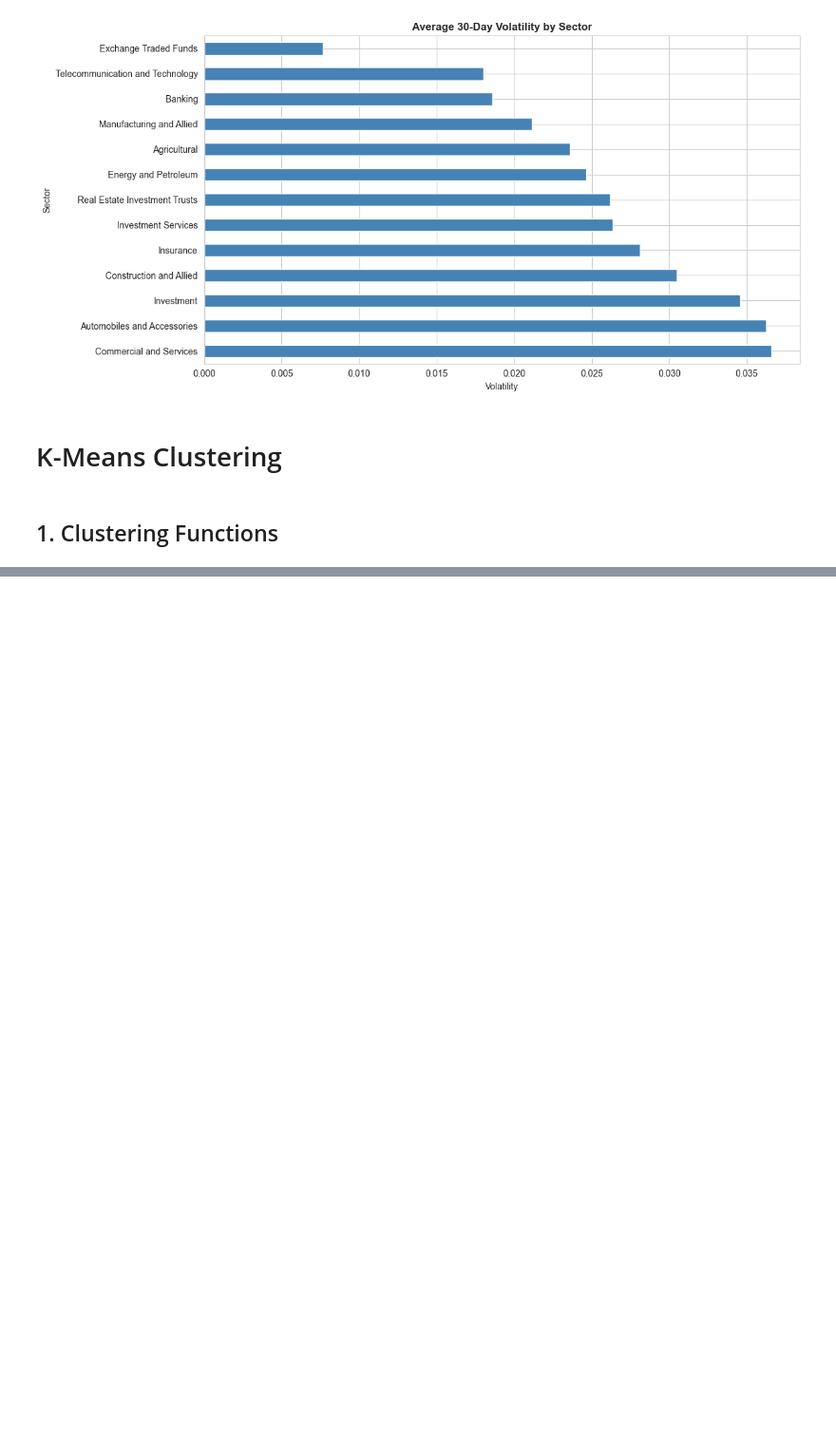
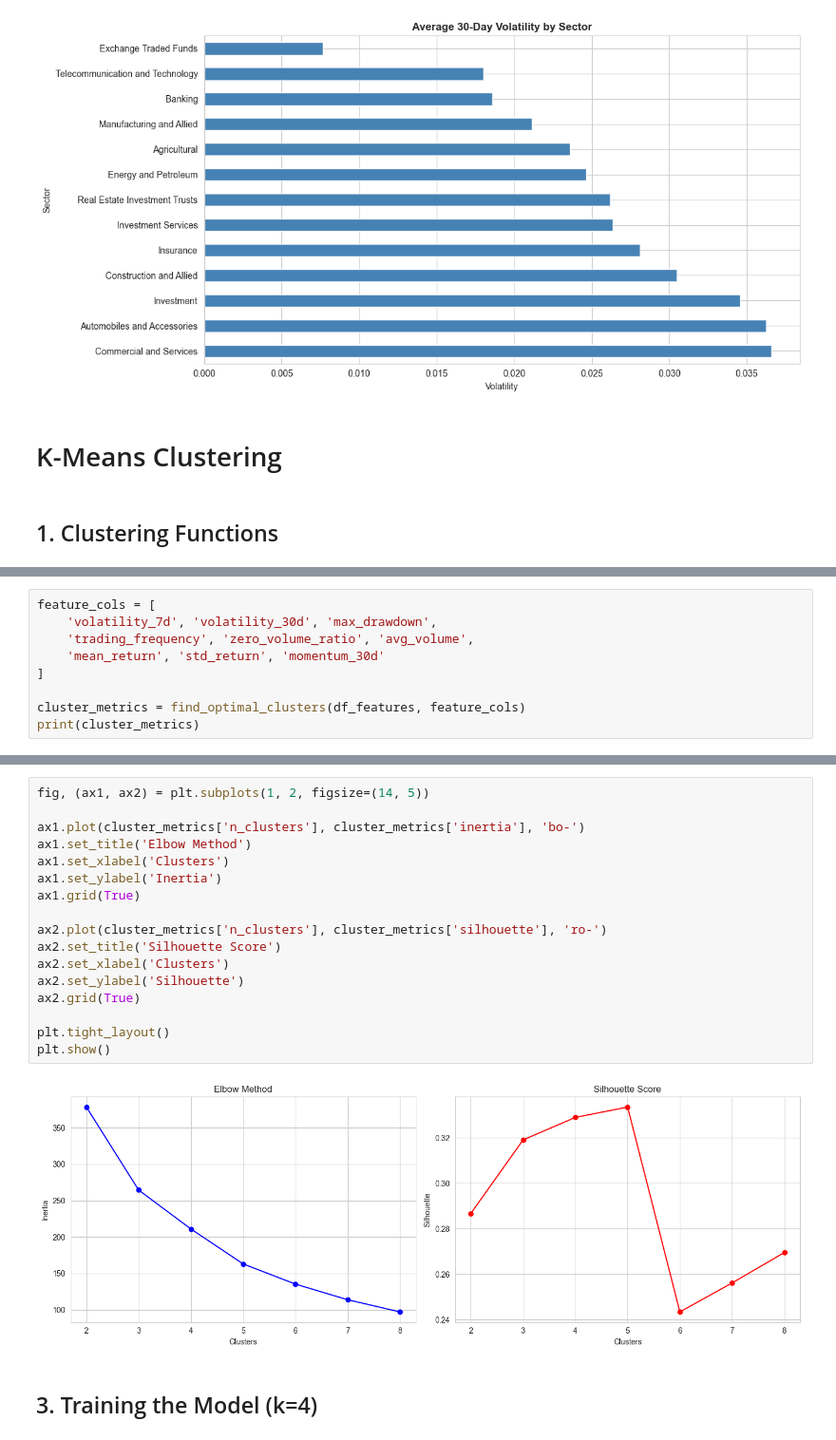
Before and after one commit to lorenaterah/NSE_Stock_Market_Segmentation, a Jupyter notebook: Notebooks/Steve.ipynb, the cells around one changed output, grey strips where cells are left out. Shown at 95% size. Cells and saved outputs as stored; diff of their text form; blank space fills up the shorter version.

Commit message:
clustering

```diff
--- a/Notebooks/Steve.ipynb
+++ b/Notebooks/Steve.ipynb
@@ -601,0 +680,9 @@ plt.show()
+# %%
+feature_cols = [
+    'volatility_7d', 'volatility_30d', 'max_drawdown',
+    'trading_frequency', 'zero_volume_ratio', 'avg_volume',
+    'mean_return', 'std_return', 'momentum_30d'
+]
+
+cluster_metrics = find_optimal_clusters(df_features, feature_cols)
+print(cluster_metrics)
@@ -601,0 +698,21 @@ plt.show()
+# %%
+fig, (ax1, ax2) = plt.subplots(1, 2, figsize=(14, 5))
+
+ax1.plot(cluster_metrics['n_clusters'], cluster_metrics['inertia'], 'bo-')
+ax1.set_title('Elbow Method')
+ax1.set_xlabel('Clusters')
+ax1.set_ylabel('Inertia')
+ax1.grid(True)
+
+ax2.plot(cluster_metrics['n_clusters'], cluster_metrics['silhouette'], 'ro-')
+ax2.set_title('Silhouette Score')
+ax2.set_xlabel('Clusters')
+ax2.set_ylabel('Silhouette')
+ax2.grid(True)
+
+plt.tight_layout()
+plt.show()
+# %% [output]
+[figure, added]
+# %% [markdown]
+## 3. Training the Model (k=4)
```
Also changed, not shown: parts of 12 cells of this notebook, 1 other file.
